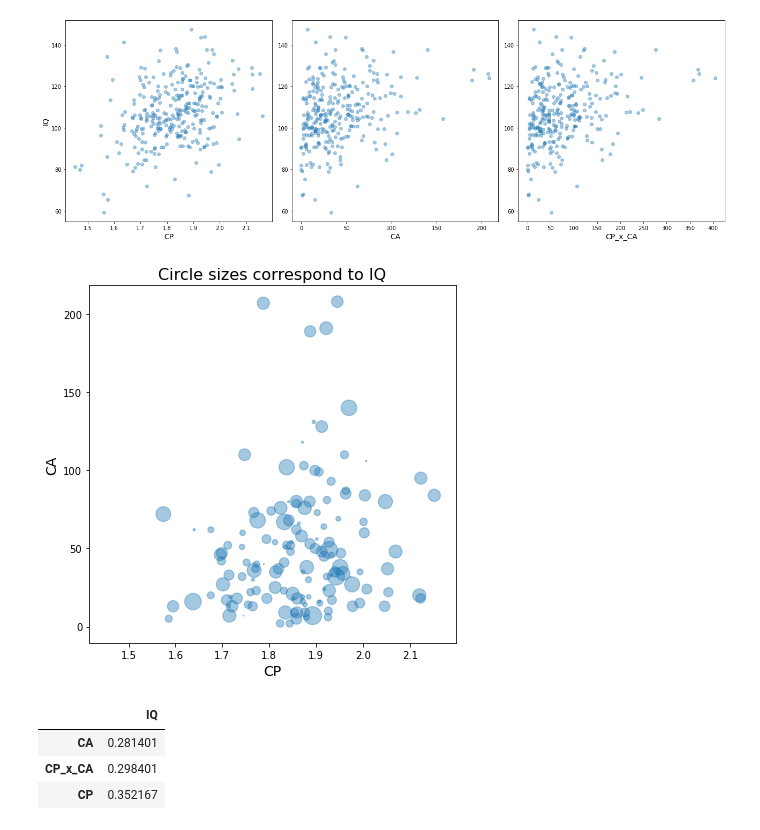
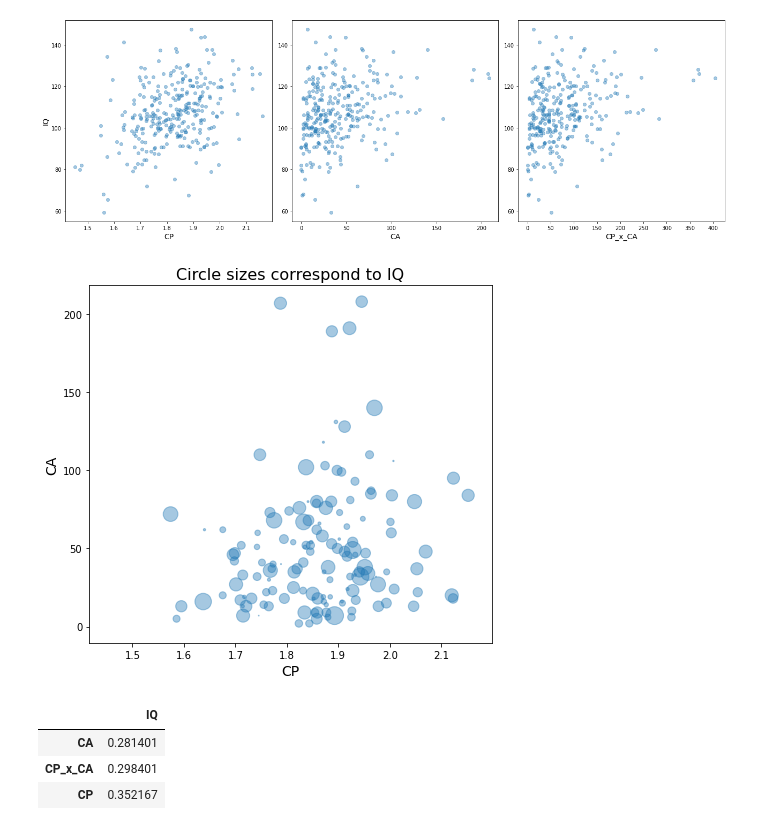
Before and after one commit to ElectronicsArchiver/tewa1_cogpsy_python, a Jupyter notebook: final_project_dataset_2.ipynb, the cells around one changed output. Saved outputs shown, nothing was run; the diff lists cells and outputs as text; code cells hidden in the pictures.

```diff
--- a/final_project_dataset_2.ipynb
+++ b/final_project_dataset_2.ipynb
@@ -55,14 +55,14 @@ plt.tight_layout()
 # %% [output]
 [figure]
 # %%
-plt.figure(figsize=(6, 6))
+plt.figure(figsize=(6.5, 6))
 plt.scatter(x = df[x_names[0]], y = df[x_names[1]], alpha = 0.4, s=8*(df[y_name]-df[y_name].mean()))
 plt.xlabel(x_names[0], fontsize=14)
 plt.ylabel(x_names[1], fontsize=14)
 plt.title("Circle sizes correspond to IQ", fontsize=16)
 plt.tight_layout()
 # %% [output]
-[figure, old version]
+[figure, new version]
 # %%
 corr_Xy = df.corr()[[y_name]].sort_values(y_name).drop(y_name,axis = 0)
 corr_Xy
```
